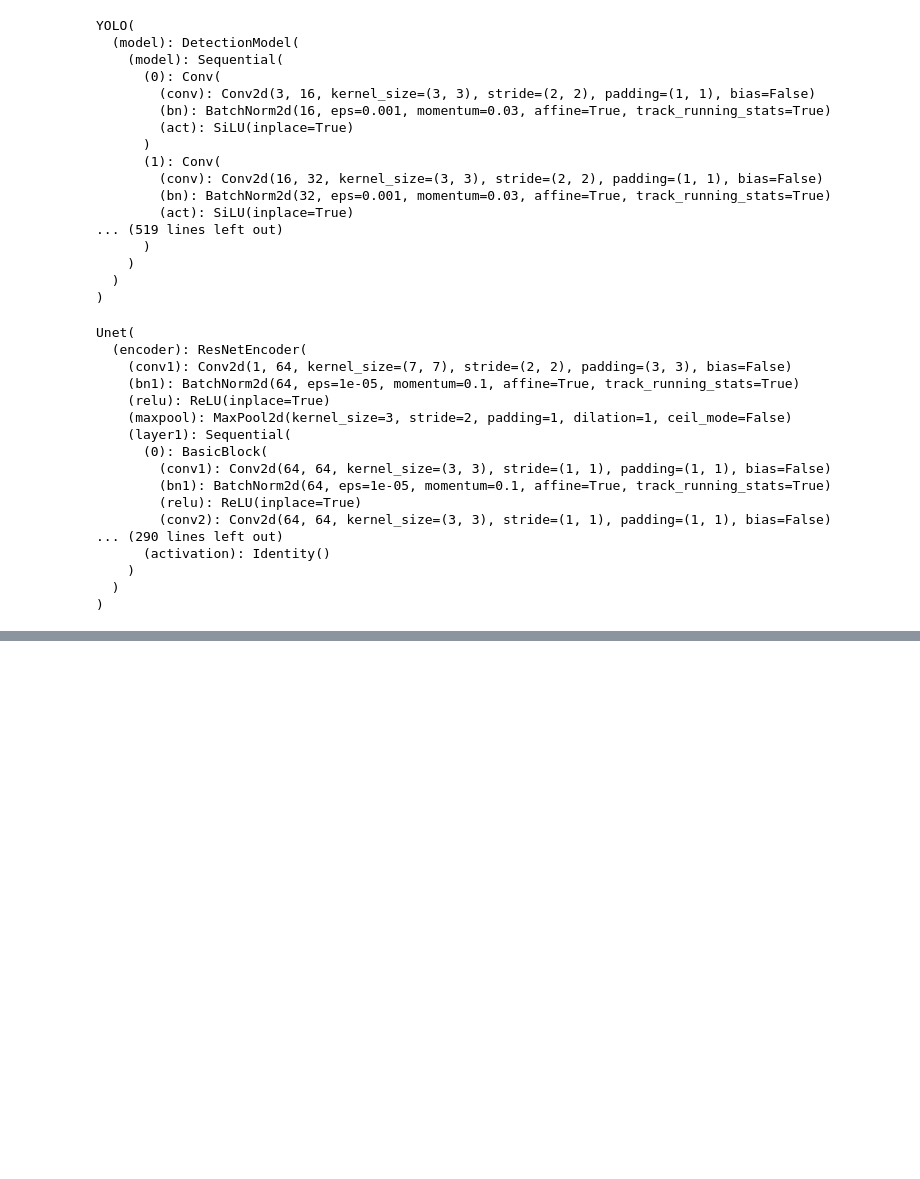
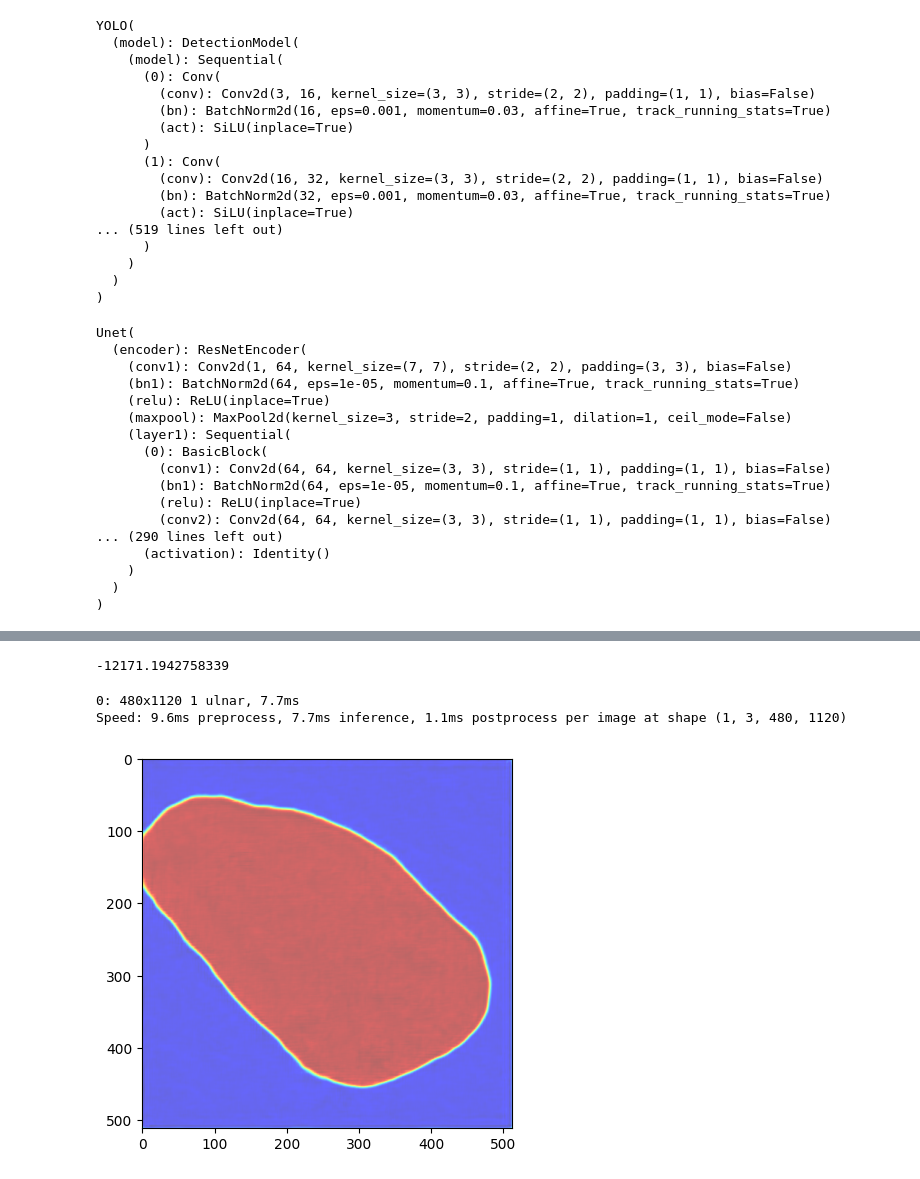
Before and after one commit to pitthexai/CarpalTunnel, a Jupyter notebook: classification.ipynb, the cells around one changed output, grey strips where cells are left out. Drawn from its saved outputs; the diff is of its cells as text; code cells hidden in the pictures; blank space fills up the shorter version.

Commit message:
Fixed the inference issue. Going to sleep now

```diff
--- a/classification.ipynb
+++ b/classification.ipynb
@@ -115,7 +115,9 @@ device = "cuda" if torch.cuda.is_available() else "cpu"
 
 unet_model = smp.Unet(encoder_name="resnet18",in_channels=1,dropout=config['in_channels'],decoder_attention_type=config['decoder_attention_type']).to(device)
 
-unet_model, _, _, _ = load_model(unet_model, optimizer=None, scheduler=None, path=f'unet_runs/epoch_39.pth')
+# unet_model, _, _, _ = load_model(unet_model, optimizer=None, scheduler=None, path=f'unet_runs/epoch_40.pth')
+checkpoint = torch.load('unet_runs/epoch_40.pth', map_location="cuda")
+unet_model.load_state_dict(checkpoint, strict=True)
 unet_model.eval()
 # %% [output]
 Unet(
@@ -203,0 +140,73 @@ Speed: 2.9ms preprocess, 6.8ms inference, 1.0ms postprocess per image at shape (
+# %%
+sum(p.sum().item() for p in unet_model.parameters())
+# %% [output]
+-12171.1942758339
+# %%
+train_images = []
+train_labels = []
+val_images = []
+val_labels = []
+
+
+image_transform = T.Compose([
+    T.Resize((512, 512), interpolation=T.InterpolationMode.BILINEAR),  # ✅ Resize first
+    T.Normalize(mean=[0.5], std=[0.5]),  # ✅ Normalize after
+])
+
+def fill_arr(img_dir, img_bucket, mask_bucket):
+    for jpg_name in tqdm(os.listdir(img_dir)):
+        entry_name = jpg_name.split('.')[0]
+        img_filename = entry_name + '.dcm'
+
+        # Load DICOM image
+        img = load_dicom(os.path.join(dicom_dir, img_filename))
+
+        # Get bounding box from YOLO
+        result = model(img, save=False)
+        box = result[0].boxes
+
+        if len(box.xyxy.tolist()) == 0:
+            continue  # Skip if no bounding box found
+
+        # Extract bounding box coordinates
+        x1, y1, x2, y2 = map(int, box.xyxy.tolist()[0])
+        img_slice = img[y1:y2, x1:x2, 0]  # Crop the region
+
+        # Convert image slice to a PyTorch tensor
+        img_tensor = torch.from_numpy(img_slice).float()  # Convert to float
+
+        # Scale to [0,1] (Ensure correct normalization range)
+        img_tensor = img_tensor / 255.0
+
+        # Ensure correct shape (C, H, W) before transformations
+        if img_tensor.dim() == 2:
+            img_tensor = img_tensor.unsqueeze(0).unsqueeze(0)  # Convert (H, W) → (1, H, W)
+
+        # Apply transformations
+        img_tensor = image_transform(img_tensor)  # Resize and Normalize
+
+        # Move tensor to device (GPU/CPU)
+        img_tensor = img_tensor.to(device)
+
+        # Run inference
+        with torch.no_grad():
+            mask_gpu = unet_model(img_tensor)  # Get predicted mask
+
+        # Bring back tensors to CPU and convert to NumPy
+        img_resized = img_tensor.squeeze().cpu().detach().numpy()  # Resized input image
+        mask = mask_gpu.squeeze().cpu().detach().numpy()  # Predicted mask
+
+        # Stack into a 2-channel image (Image + Mask)
+        img_2channel = np.stack((img_resized, mask), axis=2)
+
+        # Display the result
+        plt.imshow(img_2channel[:, :, 1], cmap="jet", alpha=0.6)
+        plt.show()
+
+        break  # Run only once to check
+
+fill_arr(image_train_dir, train_images, train_labels)
+# %% [output]
+0: 480x1120 1 ulnar, 7.7ms
+Speed: 9.6ms preprocess, 7.7ms inference, 1.1ms postprocess per image at shape (1, 3, 480, 1120)
+[figure, added]
```
Also changed, not shown: parts of 1 cell of this notebook, 1 other file.
